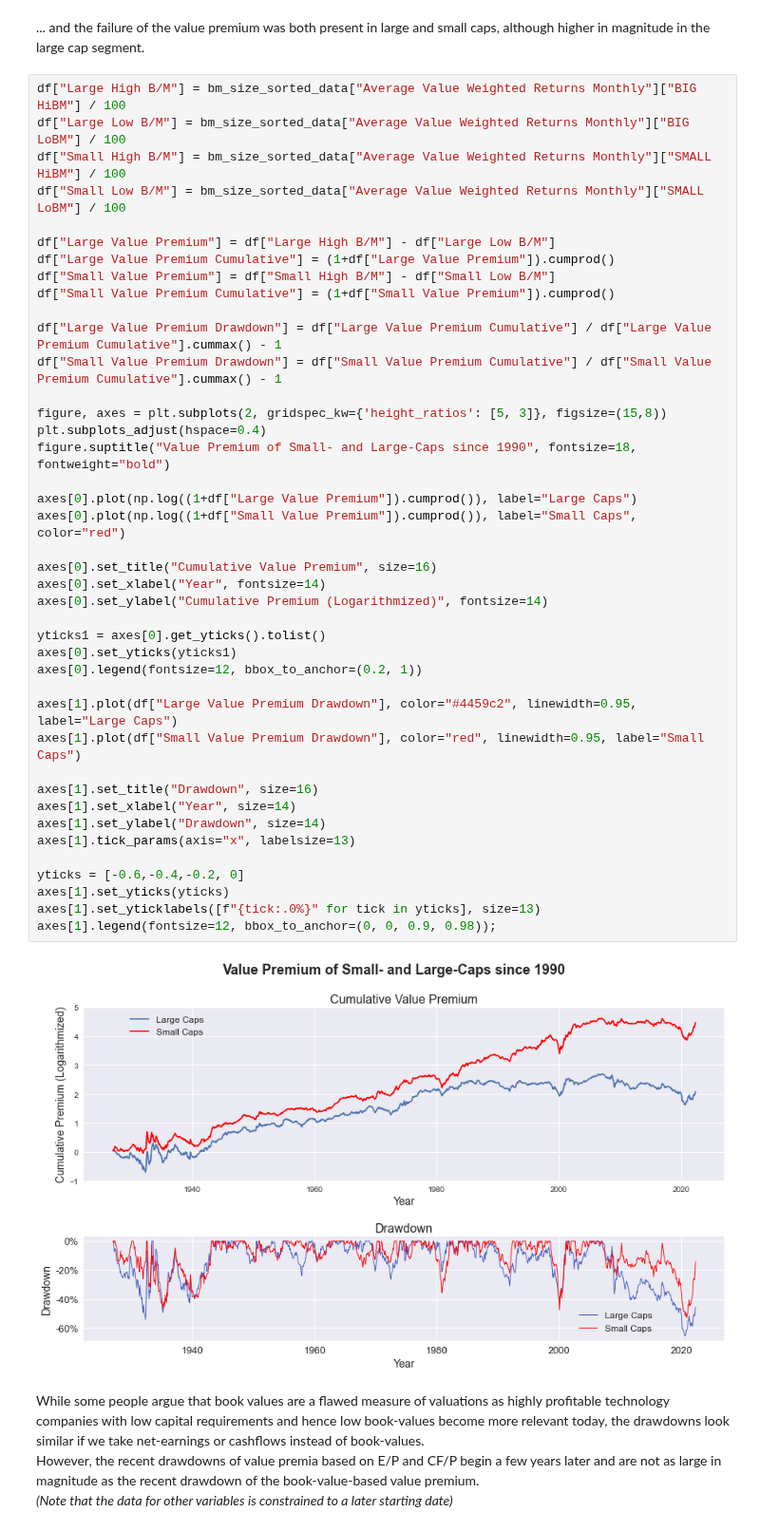
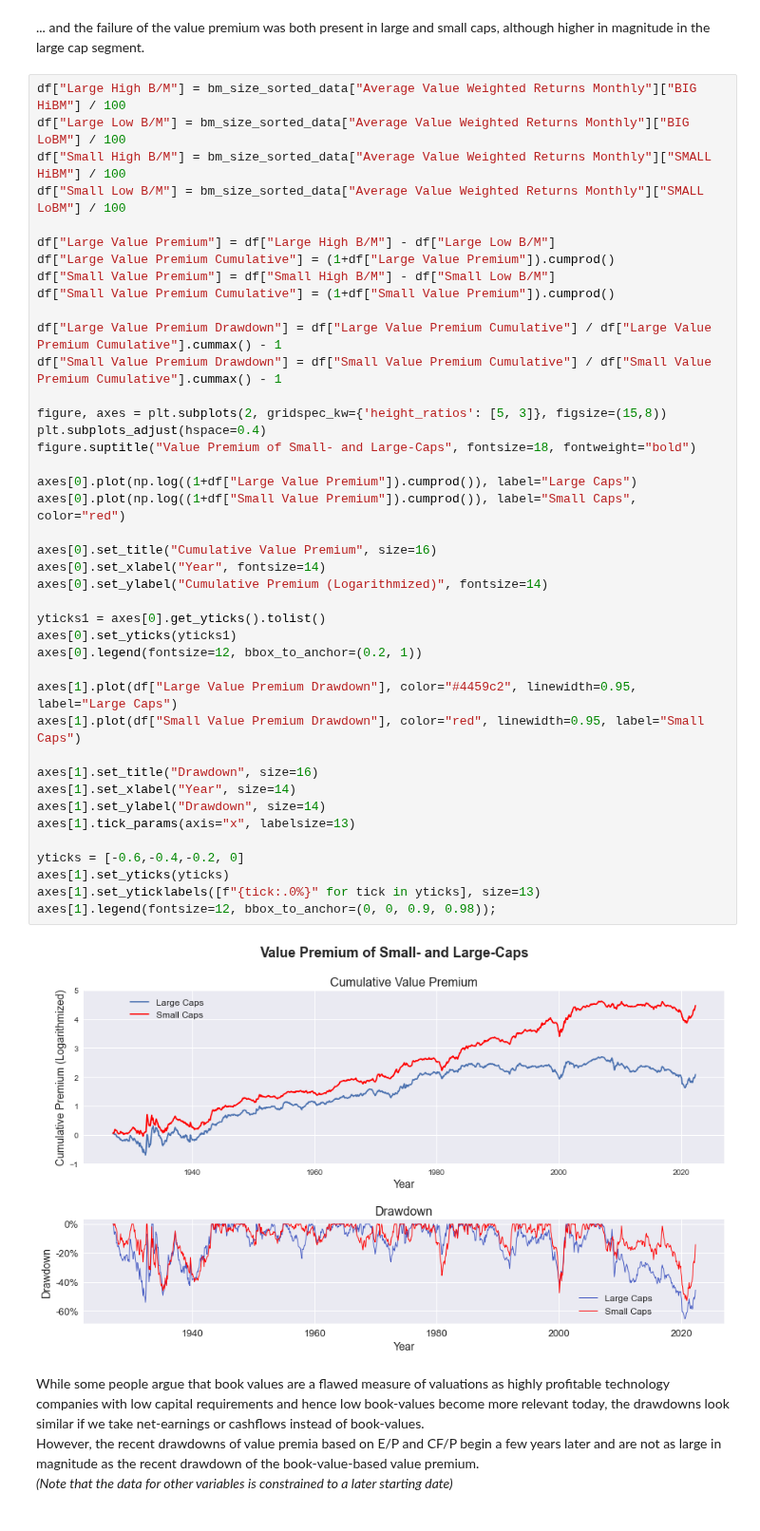
Before and after one commit to jonasniemeyer/investing-ideas, a Jupyter notebook: analyzing_the_value_premium.ipynb, the cells around one changed output. Shown at 95% size. Drawn from its saved outputs; the diff is of its cells as text.

```diff
--- a/analyzing_the_value_premium.ipynb
+++ b/analyzing_the_value_premium.ipynb
@@ -160,35 +160,35 @@ df["Small Value Premium Cumulative"] = (1+df["Small Value Premium"]).cumprod()
 df["Large Value Premium Drawdown"] = df["Large Value Premium Cumulative"] / df["Large Value Premium Cumulative"].cummax() - 1
 df["Small Value Premium Drawdown"] = df["Small Value Premium Cumulative"] / df["Small Value Premium Cumulative"].cummax() - 1
 
 figure, axes = plt.subplots(2, gridspec_kw={'height_ratios': [5, 3]}, figsize=(15,8))
 plt.subplots_adjust(hspace=0.4)
-figure.suptitle("Value Premium of Small- and Large-Caps since 1990", fontsize=18, fontweight="bold")
+figure.suptitle("Value Premium of Small- and Large-Caps", fontsize=18, fontweight="bold")
 
 axes[0].plot(np.log((1+df["Large Value Premium"]).cumprod()), label="Large Caps")
 axes[0].plot(np.log((1+df["Small Value Premium"]).cumprod()), label="Small Caps", color="red")
 
 axes[0].set_title("Cumulative Value Premium", size=16)
 axes[0].set_xlabel("Year", fontsize=14)
 axes[0].set_ylabel("Cumulative Premium (Logarithmized)", fontsize=14)
 
 yticks1 = axes[0].get_yticks().tolist()
 axes[0].set_yticks(yticks1)
 axes[0].legend(fontsize=12, bbox_to_anchor=(0.2, 1))
 
 axes[1].plot(df["Large Value Premium Drawdown"], color="#4459c2", linewidth=0.95, label="Large Caps")
 axes[1].plot(df["Small Value Premium Drawdown"], color="red", linewidth=0.95, label="Small Caps")
 
 axes[1].set_title("Drawdown", size=16)
 axes[1].set_xlabel("Year", size=14)
 axes[1].set_ylabel("Drawdown", size=14)
 axes[1].tick_params(axis="x", labelsize=13)
 
 yticks = [-0.6,-0.4,-0.2, 0]
 axes[1].set_yticks(yticks)
 axes[1].set_yticklabels([f"{tick:.0%}" for tick in yticks], size=13)
 axes[1].legend(fontsize=12, bbox_to_anchor=(0, 0, 0.9, 0.98));
 # %% [output]
-[figure, old version]
+[figure, new version]
 # %% [markdown]
 While some people argue that book values are a flawed measure of valuations as highly profitable technology companies with low capital requirements and hence low book-values become more relevant today, the drawdowns look similar if we take net-earnings or cashflows instead of book-values.
 <br>
```
Also changed, not shown: parts of 11 cells of this notebook.
